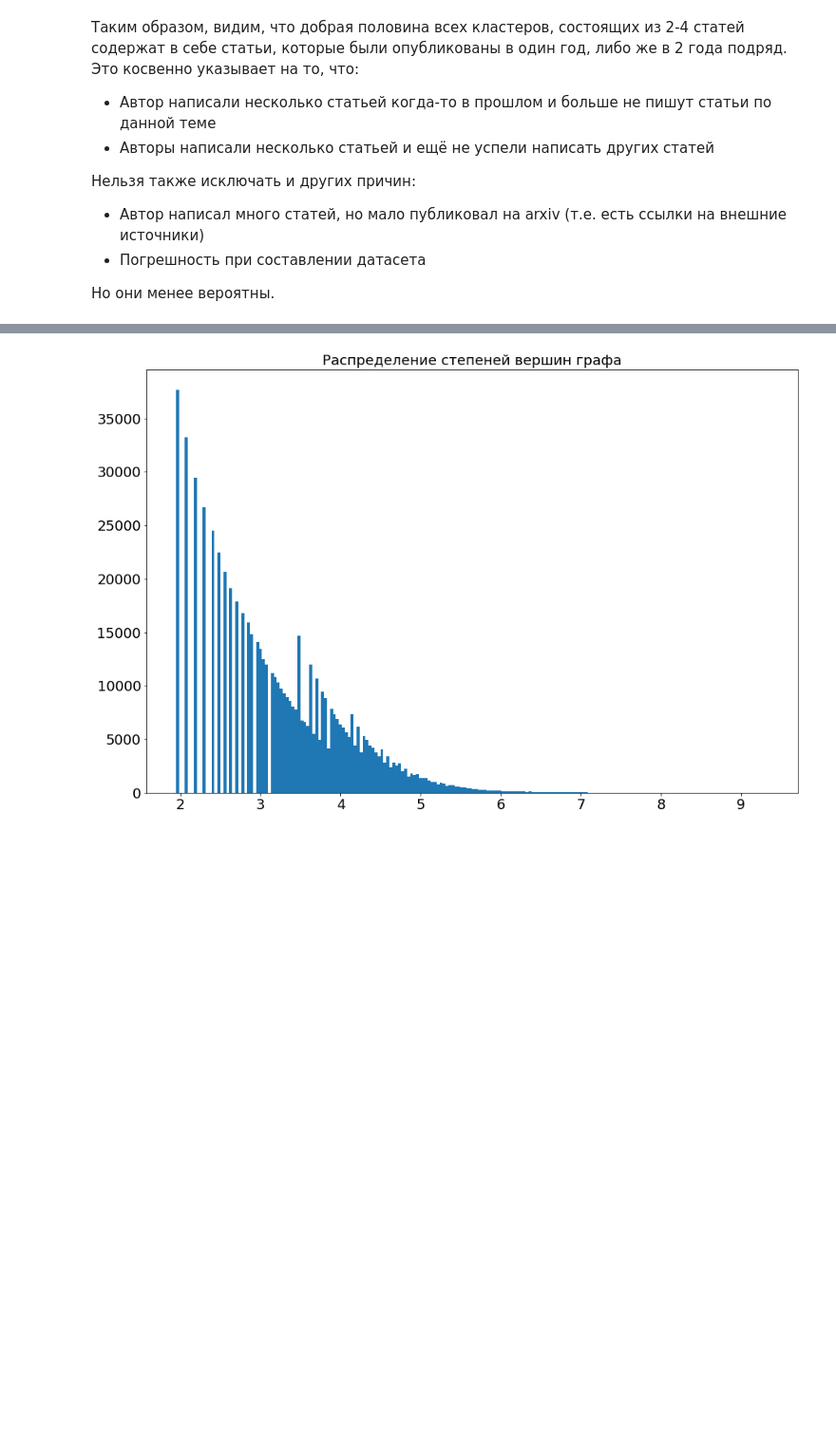
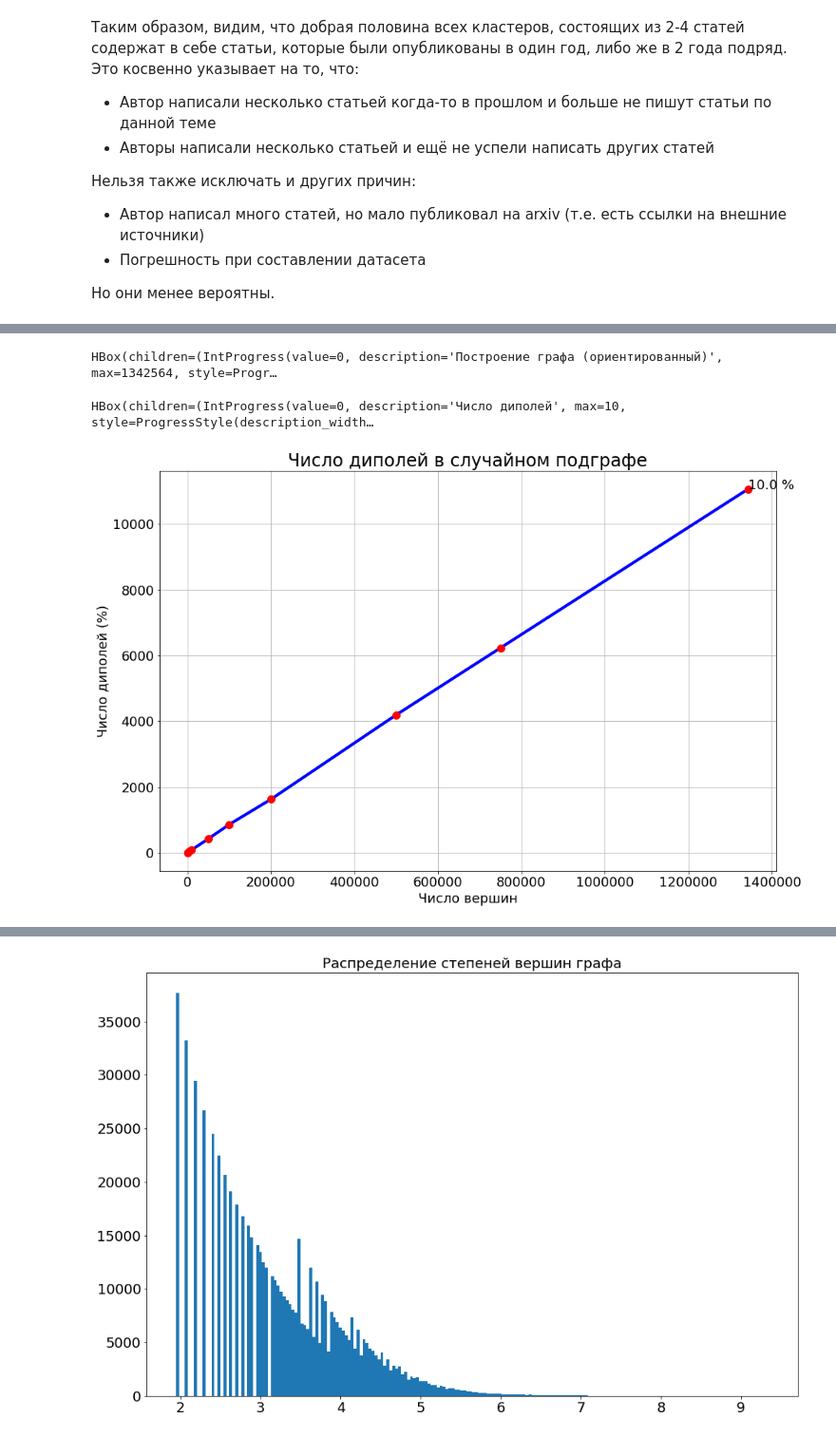
Before and after one commit to Hedgehogues/MSU_PZAD, a Jupyter notebook: HW-graph/Untitled.ipynb, the cells around one changed output, grey strips where cells are left out. Shown at 95% size. Drawn from its saved outputs; the diff is of its cells as text; code cells hidden in the pictures; blank space fills up the shorter version.

```diff
--- a/HW-graph/Untitled.ipynb
+++ b/HW-graph/Untitled.ipynb
@@ -663,6 +694,6 @@ False
 # %%
 G = nx.DiGraph()
-for doc in tqdm_notebook(docs):
+for doc in tqdm_notebook(docs, desc='Построение графа (ориентированный)'):
     v = docs[doc]
     G.add_node(v[ArxivTags.Id])
     for v1 in v[ArxivTags.Edges]:
@@ -670,10 +701,27 @@ for doc in tqdm_notebook(docs):
         if v1 in ['1709.00106', '0806.4730', '1710.01852', '1711.09052', '1610.02738', '1608.08468', '1709.07096']:
             continue
         G.add_edge(doc, v1)
+# %% [output]
+HBox(children=(IntProgress(value=0, description='Построение графа (ориентированный)', max=1342564, style=Progr…
 # %%
 def get_dipole(g, v0):
     vertexes = []
     for v1 in G.neighbors(v0):
         if v0 in G.neighbors(v1):
-            return 1
-    return 0
+            vertexes.append('~'.join(sorted((v0, v1))))
+    return vertexes
+# %%
+proportion = 0.1
+sizes_subgraph = [5, 100, 5000, 10000, 50000, 100000, 200000, 500000, 750000, len(G.nodes)]
+count_direction_K2 = count_metric(G, get_dipole, 'Число диполей', proportion, sizes_subgraph)
+
+plt.figure(figsize=(15, 10))
+custom_plot(
+    sizes_subgraph, count_direction_K2,
+    'Число диполей в случайном подграфе',
+    'Число диполей (%)',
+    str(proportion * 100) + ' %'
+)
+# %% [output]
+HBox(children=(IntProgress(value=0, description='Число диполей', max=10, style=ProgressStyle(description_width…
+[figure, added]
```
Also changed, not shown: parts of 37 cells of this notebook, 2 other files.
